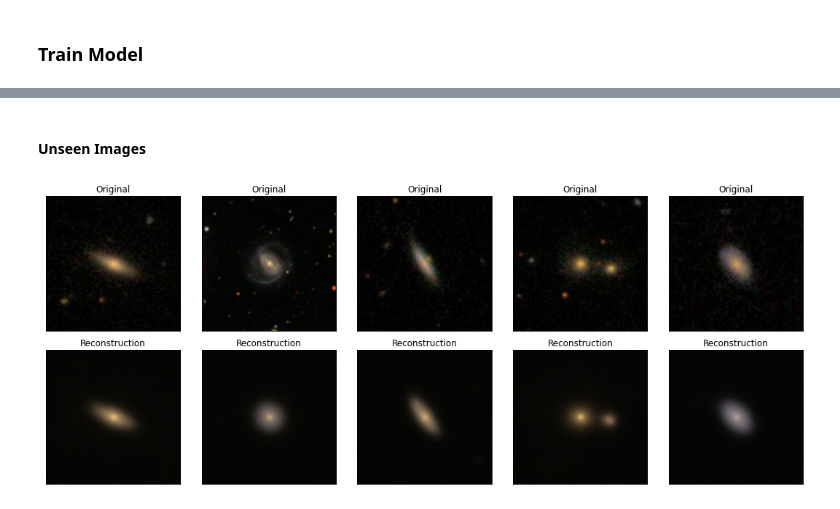
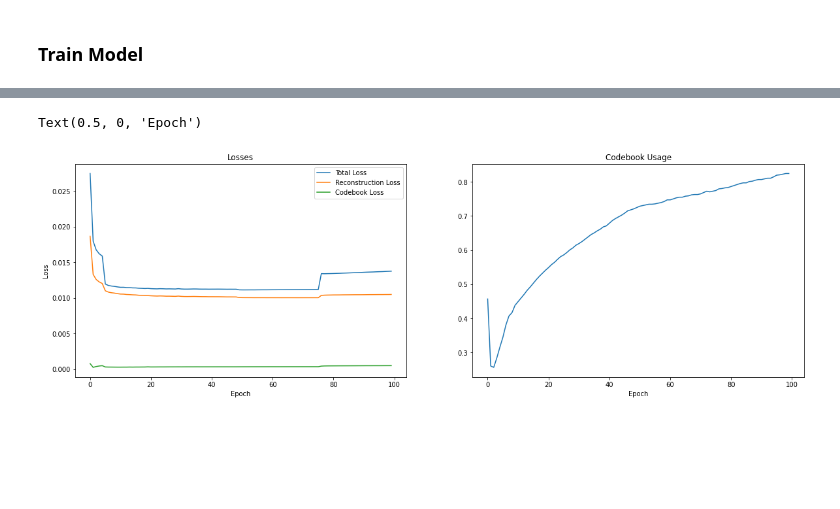
Before and after one commit to ajwestley/galaxyzoo-image-generator, a Jupyter notebook: train_vae.ipynb, the cells around one changed output, grey strips where cells are left out. Cells and saved outputs as stored; diff of their text form; code cells hidden in the pictures; blank space fills up the shorter version.

```diff
--- a/train_vae.ipynb
+++ b/train_vae.ipynb
@@ -10,12 +10,11 @@ from VQ_VAE import construct_vae, optimizer, train
 ### Hyperparams
 # %%
 device = torch.device("cuda" if torch.cuda.is_available() else "cpu")
-embedding_dim = 128
+embedding_dim = 64
 num_embeddings = 1024
-commitment = 0.3
-learning_rate = 5e-4
+commitment = 0.7
 epochs = 100
-batch_size = 128
+batch_size = 64
 # %% [markdown]
 ### Read and Preprocess Dataset
 # %%
@@ -27,7 +26,6 @@ train_loader = get_dataloader(image_folder, image_size, batch_size, n=200000)
 ### Create VAE & Optimizer
 # %%
 vae = construct_vae(device, embedding_dim, num_embeddings, commitment)
-optimizer = optimizer(vae, learning_rate)
 # %% [markdown]
 #### Gathering Test Samples
 # %%
@@ -65,6 +63,7 @@ try:
 except:
     training_state_data = {
         'last_epoch': 0,
+        'lambda': [],
         'total_loss': [],
         'recon_loss': [],
         'codebook_loss': [],
@@ -72,7 +71,10 @@ except:
     }
 
 for epoch in range(training_state_data['last_epoch'] + 1, epochs + 1):
-    avg_total_loss, avg_rec_loss, avg_vq_loss, used_indices = train(vae, device, train_loader, optimizer)
+    lmd = 0.1 if epoch <= 5 else 0.1 * (epoch / epochs)
+    learning_rate = 3e-4 if epoch <= 5 else 3e-4 if epoch < 50 else 1e-4
+    opt = optimizer(vae, learning_rate)
+    avg_total_loss, avg_rec_loss, avg_vq_loss, used_indices = train(vae, device, train_loader, opt, lmd_lpips=lmd)
 
     print(f"\nEpoch [{epoch}/{epochs}]")
     print(f"Total Loss: {avg_total_loss:.4f}")
@@ -85,11 +87,13 @@ for epoch in range(training_state_data['last_epoch'] + 1, epochs + 1):
     vutils.save_image(comparison, f'recon_epoch_{epoch}.png', nrow=8, normalize=True)
 
     training_state_data['last_epoch'] = epoch
+    training_state_data['lambda'] = lmd
     training_state_data['total_loss'].append(avg_total_loss)
     training_state_data['recon_loss'].append(avg_rec_loss)
     training_state_data['codebook_loss'].append(avg_vq_loss)
     training_state_data['codebook_usage'].append(used_indices / vae.vq.num_embeddings)
 
     torch.save(vae.state_dict(), f"vae_checkpoint_{epoch}.pth")
-    pickle.dump(training_state_data, path)
+    with open(training_state_path, 'wb') as state_file:
+        pickle.dump(training_state_data, state_file)
 # %% [output]
@@ -129,19 +161,23 @@ fig.tight_layout()
-# %% [markdown]
-#### Unseen Images
-# %%
-fig, ax = plt.subplots(2, 5, figsize=(15, 6), facecolor='white')
-
-for i in range(5):
-    ax[0][i].set_title('Original')
-    ax[0][i].imshow(unseen_images[i])
-    ax[1][i].set_title('Reconstruction')
-    ax[1][i].imshow(unseen_reconstructions[i])
-
-for row in ax:
-    for figure in row:
-        figure.set_xticks([])
-        figure.set_yticks([])
-
-fig.tight_layout()
-# %% [output]
-[figure, removed]
+# %%
+total_loss = training_state_data['total_loss']
+recon_loss = training_state_data['recon_loss']
+codebook_loss = training_state_data['codebook_loss']
+codebook_usage = training_state_data['codebook_usage']
+# %%
+fig, ax = plt.subplots(1, 2, figsize=(20, 6), facecolor='white')
+
+
+ax[0].plot(total_loss, label='Total Loss')
+ax[0].plot(recon_loss, label='Reconstruction Loss')
+ax[0].plot(codebook_loss, label='Codebook Loss')
+ax[0].set_title('Losses')
+ax[0].set_xlabel('Epoch')
+ax[0].set_ylabel('Loss')
+ax[0].legend()
+
+ax[1].plot(codebook_usage, label='Codebook Usage')
+ax[1].set_title('Codebook Usage')
+ax[1].set_xlabel('Epoch')
+# %% [output]
+Text(0.5, 0, 'Epoch')
+[figure, added]
```
Also changed, not shown: parts of 6 cells of this notebook, 6 other files.
